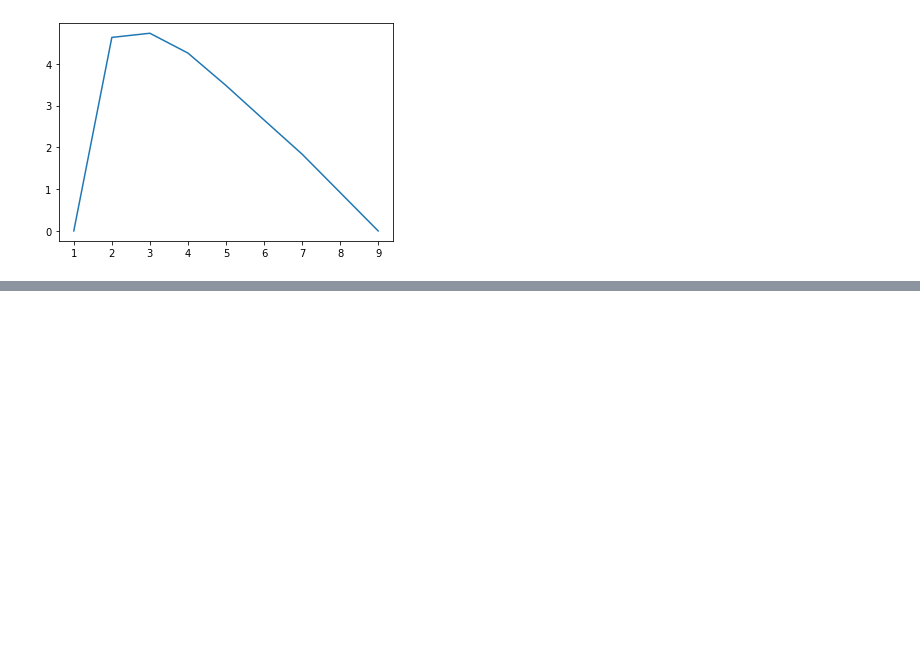
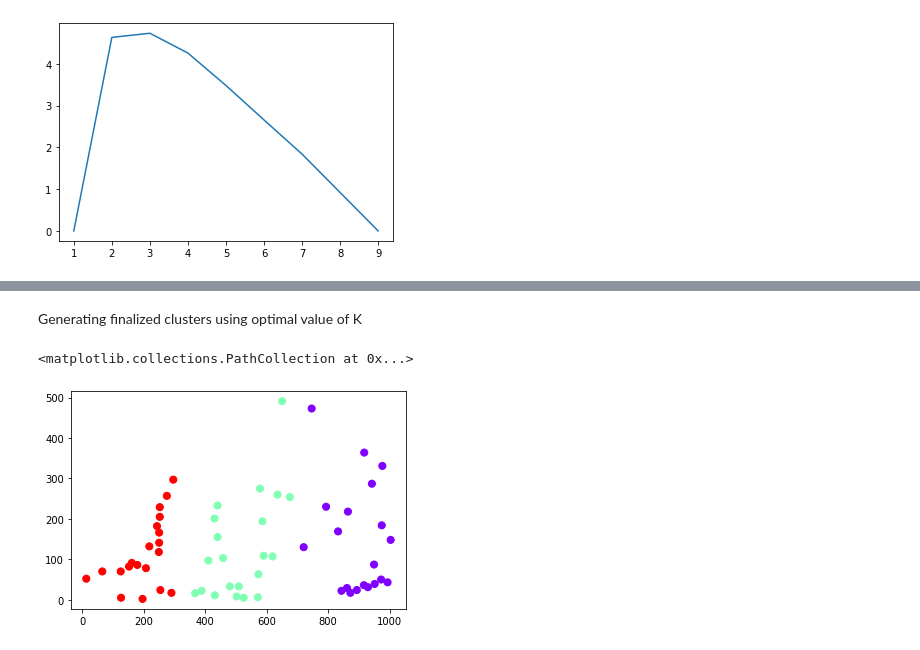
Before and after one commit to oddlyspaced/minor-new, a Jupyter notebook: classification.ipynb, the cells around one changed output, grey strips where cells are left out. Saved outputs shown, nothing was run; the diff lists cells and outputs as text; code cells hidden in the pictures; blank space fills up the shorter version.

```diff
--- a/classification.ipynb
+++ b/classification.ipynb
@@ -109,0 +122,11 @@ Optimum value of K: 3
+# %% [markdown]
+Generating finalized clusters using optimal value of K
+# %%
+est = KMeans(optimum_K)
+est.fit(X)
+y_kmeans = est.predict(X)
+
+plt.scatter(X[:, 0], X[:, 1], c=y_kmeans, s=50, cmap='rainbow')
+# %% [output]
+<matplotlib.collections.PathCollection at 0x...>
+[figure, added]
```
Also changed, not shown: parts of 7 cells of this notebook.
